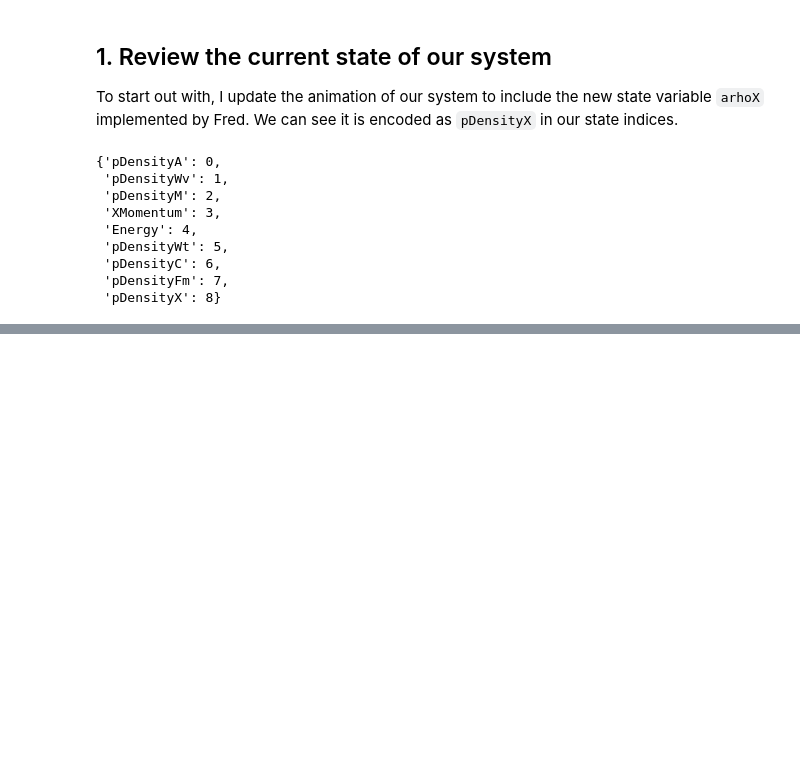
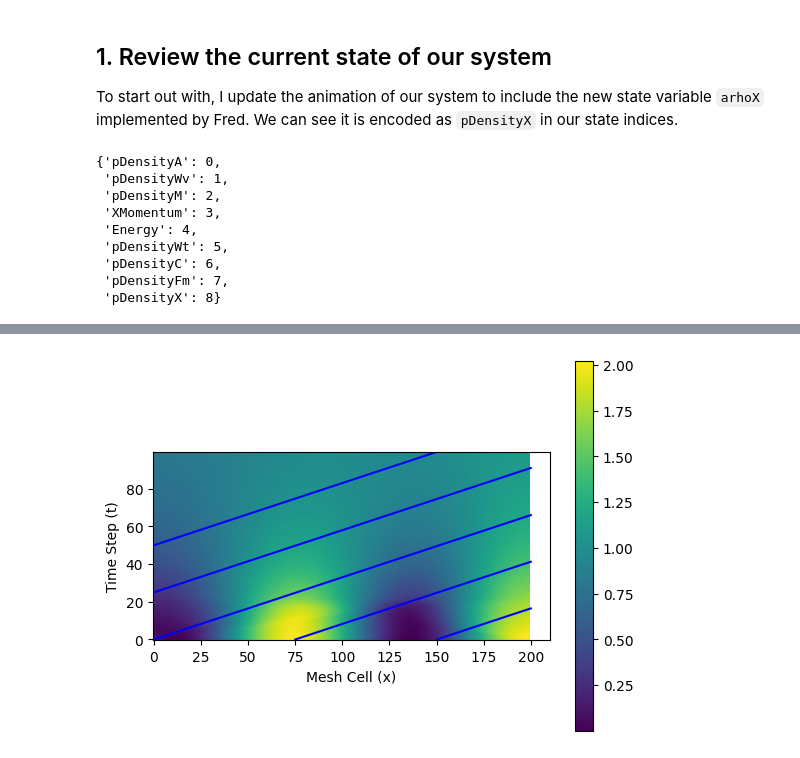
Before and after one commit to fredriclam/quail_volcano, a Jupyter notebook: scenarios/simple_1D_test/2025.2.3.experiments.ipynb, the cells around one changed output, grey strips where cells are left out. Saved outputs shown, nothing was run; the diff lists cells and outputs as text; code cells hidden in the pictures; blank space fills up the shorter version.

Commit message:
Slow progress on new state variable.

```diff
--- a/scenarios/simple_1D_test/2025.2.3.experiments.ipynb
+++ b/scenarios/simple_1D_test/2025.2.3.experiments.ipynb
@@ -96,0 +110,30 @@ HTML(ani.to_html5_video())
+# %%
+folder = "steady_state_flow"
+file_prefix = "test_output"
+
+X = np.zeros((100, 200)) # 100 time steps, 200 mesh cells
+
+for i in range(0, 100):
+    solver = readwritedatafiles.read_data_file(f"{folder}/{file_prefix}_{i}.pkl")
+    arhoX = solver.state_coeffs[:,:,solver.physics.get_state_index("pDensityX")]
+
+    X[i, :] = arhoX.ravel()
+
+plt.imshow(X)
+
+u = 0.33
+
+# Plot the charecteristics we expect the solution to be constant along.
+plt.plot([0, 150], [50, 150*u+50], color='b')
+plt.plot([0, 200], [25, 200*u+25], color='b')
+plt.plot([0, 200], [0, 200*u], color='b')
+plt.plot([75, 200], [0, 125*u], color='b')
+plt.plot([150, 200], [0, 50*u], color='b')
+
+plt.colorbar()
+plt.ylabel('Time Step (t)')
+plt.xlabel('Mesh Cell (x)')
+plt.gca().invert_yaxis()
+plt.title("New state variable (pDensityX) over time and space")
+# %% [output]
+[figure, added]
```
Also changed, not shown: parts of 6 cells of this notebook, 4 other files.
